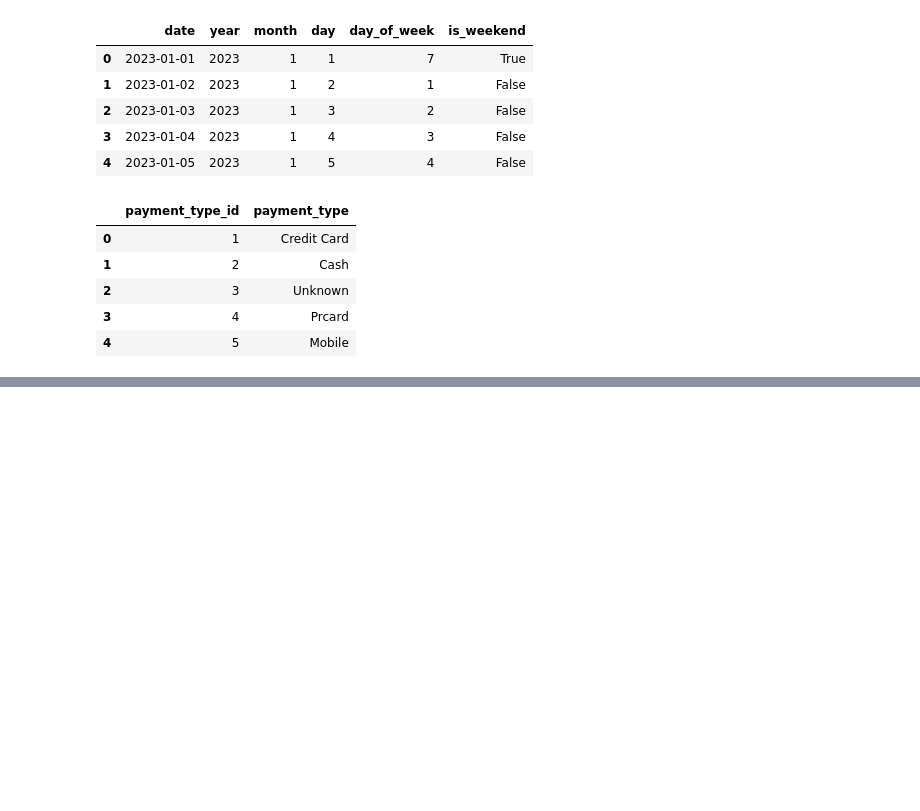
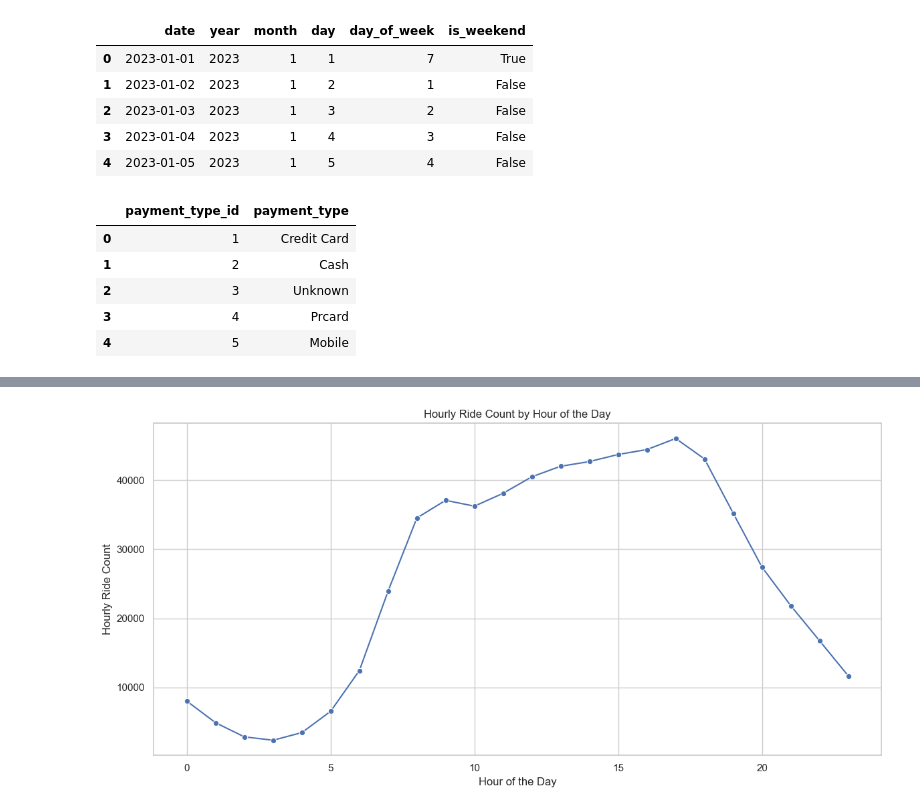
Before and after one commit to rhamorszky/data_engineering_project, a Jupyter notebook: src/notebooks/08_local_visualisations.ipynb, the cells around one changed output, grey strips where cells are left out. Drawn from its saved outputs; the diff is of its cells as text; code cells hidden in the pictures; blank space fills up the shorter version.

```diff
--- a/src/notebooks/08_local_visualisations.ipynb
+++ b/src/notebooks/08_local_visualisations.ipynb
@@ -256,0 +286,12 @@ payment_type.head()
+# %%
+# Hourly Ride Count by Hour of the Day
+plt.figure(figsize=(12, 6))
+sns.lineplot(data=hourly_ride_count, x='Hour of the day', y='hourly ride count', marker='o')
+plt.title('Hourly Ride Count by Hour of the Day')
+plt.xlabel('Hour of the Day')
+plt.ylabel('Hourly Ride Count')
+plt.tight_layout()
+plt.savefig('Fig2_hourly_ride_count_by_hour.png')
+plt.show()
+# %% [output]
+[figure, added]
```
Also changed, not shown: parts of 14 cells of this notebook, 1 other file.
